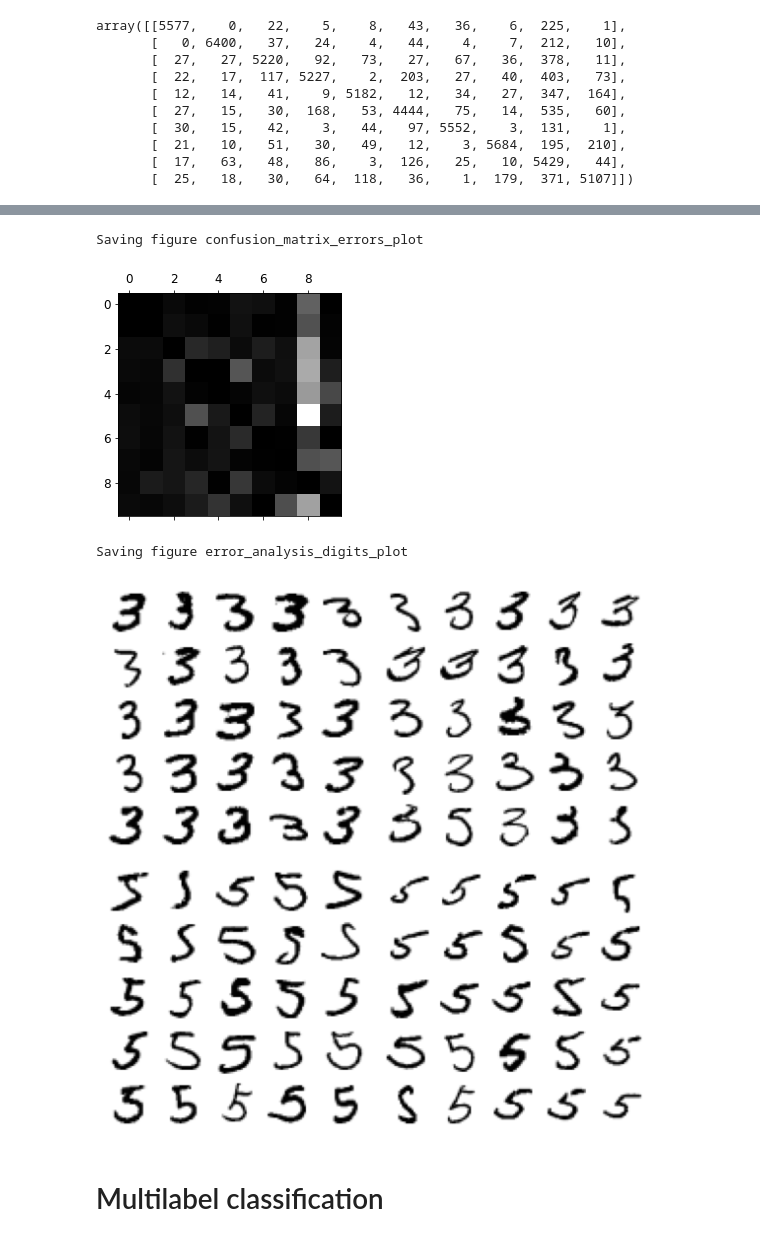
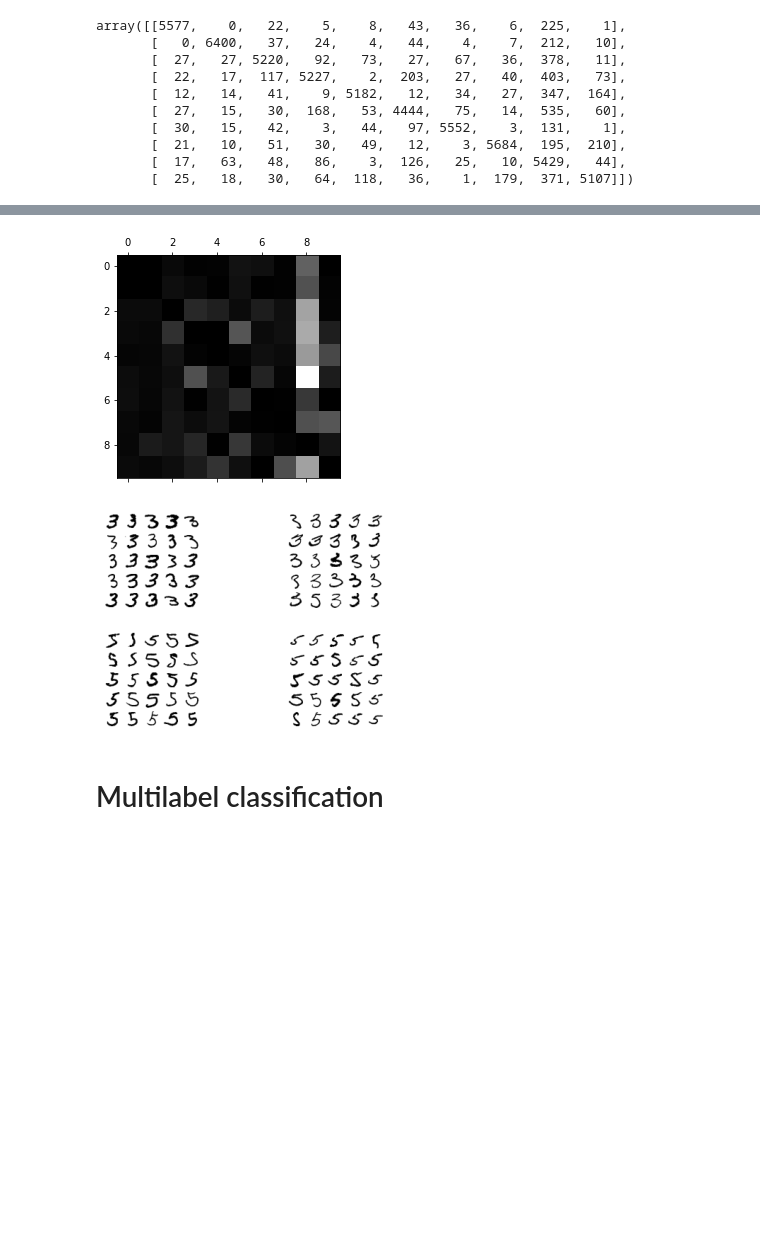
Before and after one commit to ghcn345/Machine-Learning-Techniques, a Jupyter notebook: Classification.ipynb, the cells around one changed output, grey strips where cells are left out. Saved outputs shown, nothing was run; the diff lists cells and outputs as text; code cells hidden in the pictures; blank space fills up the shorter version.

```diff
--- a/Classification.ipynb
+++ b/Classification.ipynb
@@ -419,28 +418,24 @@ norm_conf_mx = conf_mx / row_sums
 # %%
 np.fill_diagonal(norm_conf_mx, 0)
 plt.matshow(norm_conf_mx, cmap=plt.cm.gray)
-save_fig("confusion_matrix_errors_plot", tight_layout=False)
+#plt.savefig('images/confusion_matrix_errors_plot.png', format='png')
 plt.show()
 # %% [output]
-Saving figure confusion_matrix_errors_plot
-[figure, old version]
+[figure, new version]
 # %%
 cl_a, cl_b = 3, 5
 X_aa = X_train[(y_train == cl_a) & (y_train_pred == cl_a)]
 X_ab = X_train[(y_train == cl_a) & (y_train_pred == cl_b)]
 X_ba = X_train[(y_train == cl_b) & (y_train_pred == cl_a)]
 X_bb = X_train[(y_train == cl_b) & (y_train_pred == cl_b)]
 
-plt.figure(figsize=(8,8))
 plt.subplot(221); plot_digits(X_aa[:25], images_per_row=5)
 plt.subplot(222); plot_digits(X_ab[:25], images_per_row=5)
 plt.subplot(223); plot_digits(X_ba[:25], images_per_row=5)
 plt.subplot(224); plot_digits(X_bb[:25], images_per_row=5)
-save_fig("error_analysis_digits_plot")
 plt.show()
 # %% [output]
-Saving figure error_analysis_digits_plot
-[figure, old version]
+[figure, new version]
 # %% [markdown]
 # Multilabel classification
 # %%
```
Also changed, not shown: parts of 4 cells of this notebook.
